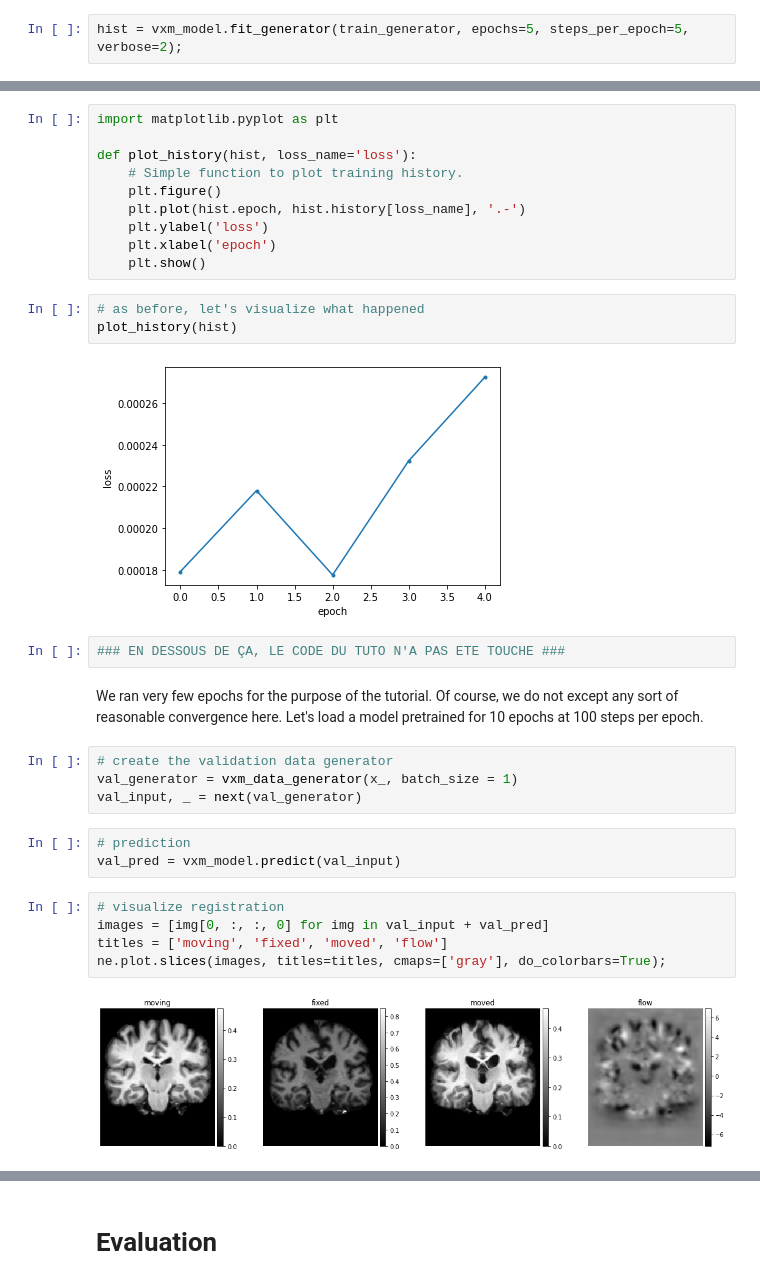
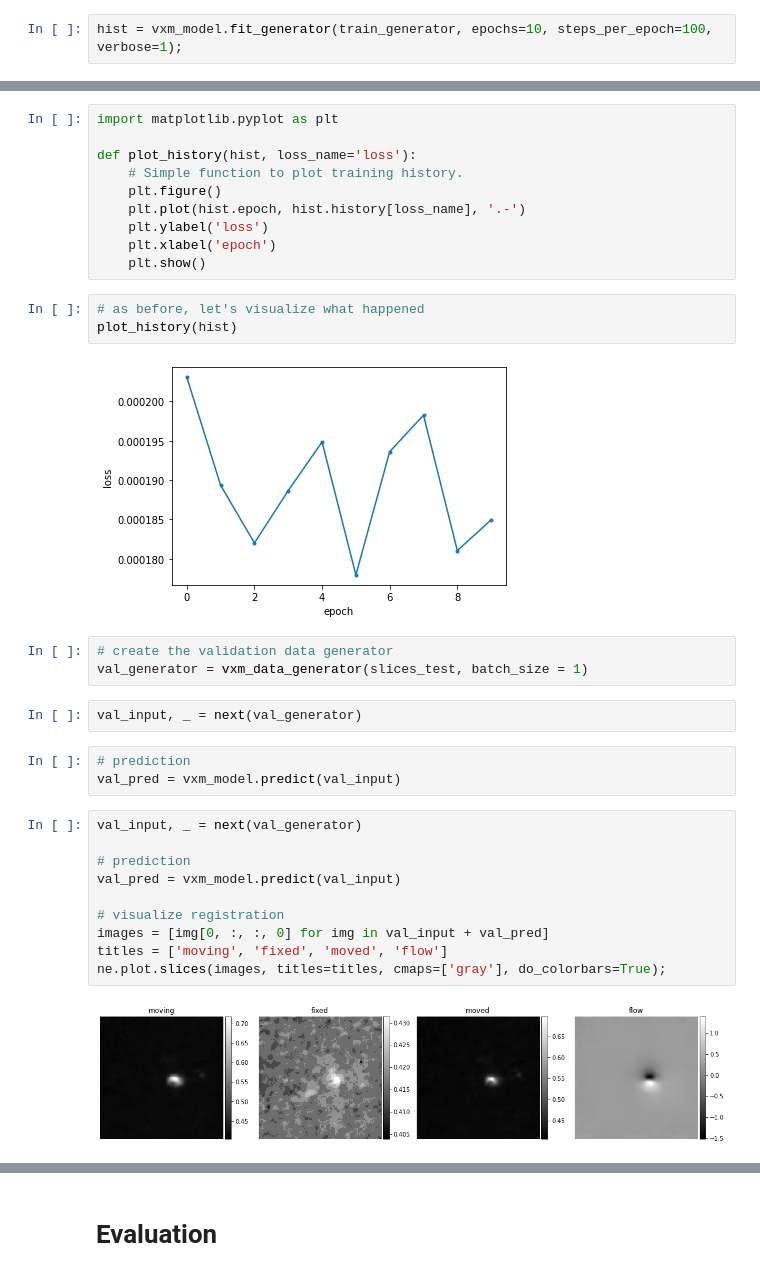
Before and after one commit to madtoinou/voxelmorph, a Jupyter notebook: voxelmorph_project.ipynb, the cells around one changed output, grey strips where cells are left out. Drawn from its saved outputs; the diff is of its cells as text.

Commit message:
3d model training

```diff
--- a/voxelmorph_project.ipynb
+++ b/voxelmorph_project.ipynb
@@ -138,5 +138,5 @@ ne.plot.slices(images, titles=titles, cmaps=['gray'], do_colorbars=True);
 # %% [markdown]
 Looks good, time to **train the model**
 # %%
-hist = vxm_model.fit_generator(train_generator, epochs=5, steps_per_epoch=5, verbose=2);
+hist = vxm_model.fit_generator(train_generator, epochs=10, steps_per_epoch=100, verbose=1);
 # %% [output]
@@ -164,25 +174,27 @@ def plot_history(hist, loss_name='loss'):
 # as before, let's visualize what happened
 plot_history(hist)
 # %% [output]
-[figure, old version]
+[figure, new version]
-# %%
-### EN DESSOUS DE ÇA, LE CODE DU TUTO N'A PAS ETE TOUCHE ###
-# %% [markdown]
-We ran very few epochs for the purpose of the tutorial. Of course, we do not except any sort of reasonable convergence here. Let's load a model pretrained for 10 epochs at 100 steps per epoch.
 # %%
 # create the validation data generator
-val_generator = vxm_data_generator(x_, batch_size = 1)
-val_input, _ = next(val_generator)
+val_generator = vxm_data_generator(slices_test, batch_size = 1)
+# %%
+val_input, _ = next(val_generator)
 # %%
 # prediction
 val_pred = vxm_model.predict(val_input)
 # %%
+val_input, _ = next(val_generator)
+
+# prediction
+val_pred = vxm_model.predict(val_input)
+
 # visualize registration
 images = [img[0, :, :, 0] for img in val_input + val_pred]
 titles = ['moving', 'fixed', 'moved', 'flow']
 ne.plot.slices(images, titles=titles, cmaps=['gray'], do_colorbars=True);
 # %% [output]
-[figure, old version]
+[figure, new version]
 # %%
 # visualize flow
 flow = val_pred[1].squeeze()[::3,::3]
```
Also changed, not shown: parts of 23 cells of this notebook.
